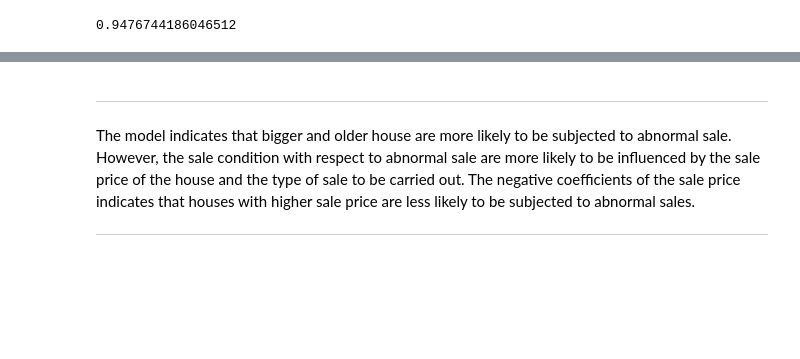
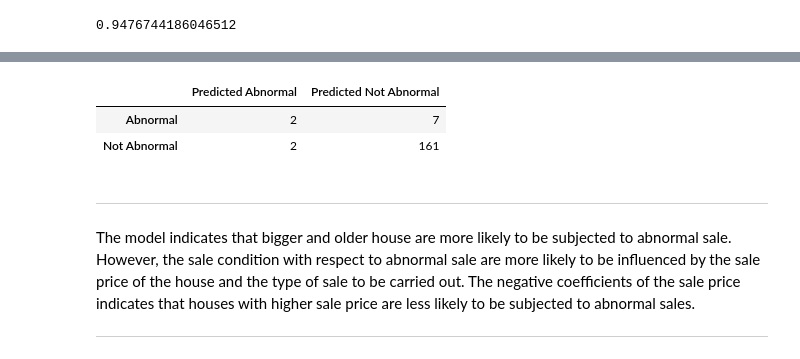
Before and after one commit to yingkh/dsi-sg-03-projects, a Jupyter notebook: project-three/kaho-project3.ipynb, the cells around one changed output, grey strips where cells are left out. Cells and saved outputs as stored; diff of their text form; code cells hidden in the pictures; blank space fills up the shorter version.

```diff
--- a/project-three/kaho-project3.ipynb
+++ b/project-three/kaho-project3.ipynb
@@ -673,6 +694,12 @@ Xa_test = df_residental_house.loc[df_residental_house['YrSold'] == 2010, column_
 # Do standard scaling
 Xas_train = ss.fit_transform(Xa_train)
 Xas_test = ss.fit_transform(Xa_test)
+# %%
+# Due to class imbalance, do down sampling using TomekLinks on the majority class.
+from imblearn.under_sampling import TomekLinks
+
+tlink = TomekLinks(ratio='not minority', return_indices=False, random_state=200)
+Xas_resampled, ya_resampled = tlink.fit_sample(Xas_train, ya_train)
 # %%
 # Get base accuracy
 def base_accuracy(series):
@@ -687,12 +714,12 @@ base_accuracy(ya_test)
 0.9476744186046512
 # %%
 # We are predicting a binary result.
-# Fit a LogisticRegression model with a 6-fold cross validation.
+# Fit a LogisticRegression model with a 5-fold cross validation.
 # The penalty to be applies will be l2 as a majority of the sales are not abnormal.
 from sklearn.linear_model import LogisticRegressionCV
 
-lrcv = LogisticRegressionCV(penalty='l2', Cs=100, cv=6)
-lrcv.fit(Xas_train, ya_train)
-print ("Score with training set: {}".format(lrcv.score(Xas_train, ya_train)))
+lrcv = LogisticRegressionCV(penalty='l2', Cs=100, cv=5)
+lrcv.fit(Xas_resampled, ya_resampled)
+print ("Score with training set: {}".format(lrcv.score(Xas_resampled, ya_resampled)))
 print ("Score with test set: {}".format(lrcv.score(Xas_test, ya_test)))
 # %% [output]
@@ -709,3 +738,14 @@ array([[-0.50158521,  1.23855597,  0.1073958 ,  0.36581746]])
+# %%
+from sklearn.metrics import confusion_matrix
+
+conmat = np.array(confusion_matrix(ya_test, lrcv.predict(Xas_test), labels=[1,0]))
+
+pd.DataFrame(conmat, index=['Abnormal', 'Not Abnormal'],
+                     columns=['Predicted Abnormal','Predicted Not Abnormal'])
+# %% [output]
+|  | Predicted Abnormal | Predicted Not Abnormal |
+| Abnormal | 2 | 7 |
+| Not Abnormal | 2 | 161 |
 # %% [markdown]
 ***
 The model indicates that bigger and older house are more likely to be subjected to abnormal sale. However, the sale condition with respect to abnormal sale are more likely to be influenced by the sale price of the house and the type of sale to be carried out. The negative coefficients of the sale price indicates that houses with higher sale price are less likely to be subjected to abnormal sales.
```
Also changed, not shown: parts of 11 cells of this notebook.
